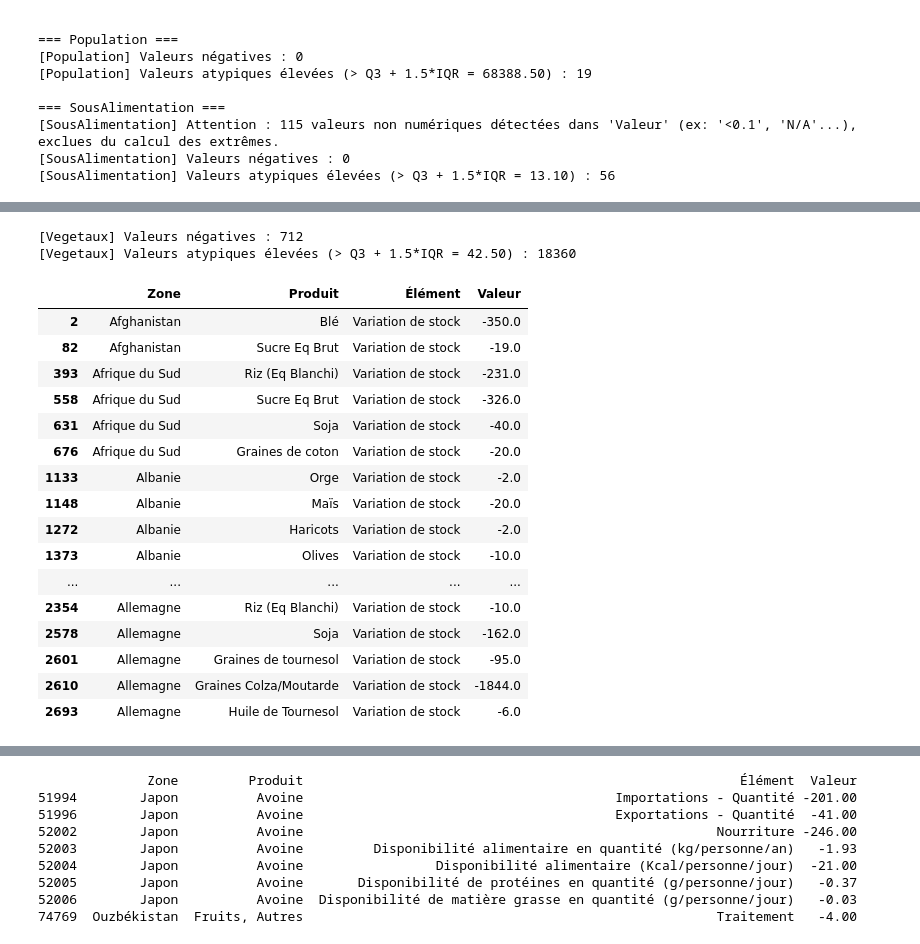
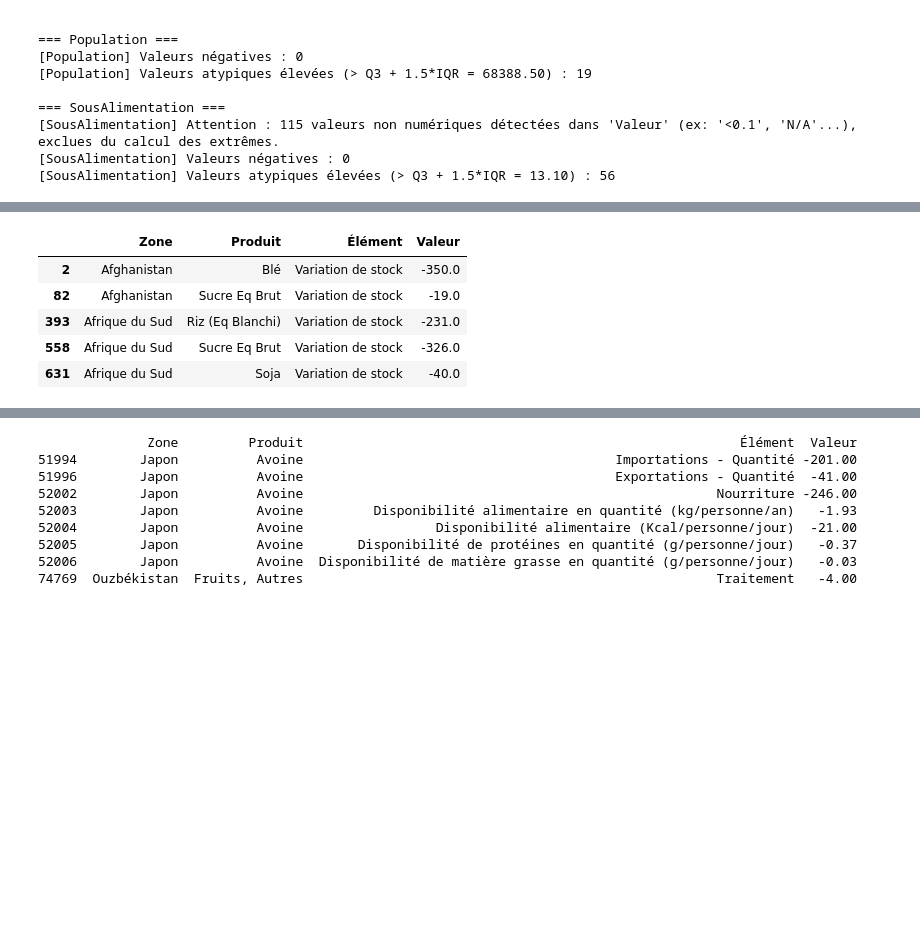
Before and after one commit to XiaoqingGdc/FAO_food_analysis, a Jupyter notebook: FAO_datalab_analysis.ipynb, the cells around one changed output, grey strips where cells are left out. Saved outputs shown, nothing was run; the diff lists cells and outputs as text; code cells hidden in the pictures; blank space fills up the shorter version.

```diff
--- a/FAO_datalab_analysis.ipynb
+++ b/FAO_datalab_analysis.ipynb
@@ -270,28 +248,14 @@ for nom_a, nom_b in itertools.combinations(noms, 2):
 [Population] Absents ici mais présents dans [SousAlimentation] (29) : {'Groenland', 'Palestine', 'Îles Cook', 'Libye', 'Soudan du Sud', 'Tonga', 'Îles Marshall', 'Guinée équatoriale', 'Andorre', 'Tuva ...
 ------------------------------------------------------------
 # %%
-extremes_vegetaux = profileurs["Vegetaux"].valeurs_extremes()
-extremes_vegetaux[['Zone','Produit','Élément','Valeur']].head(20)
+extremes_vegetaux[['Zone','Produit','Élément','Valeur']].head(5)
 # %% [output]
-[Vegetaux] Valeurs négatives : 712
-[Vegetaux] Valeurs atypiques élevées (> Q3 + 1.5*IQR = 42.50) : 18360
 |  | Zone | Produit | Élément | Valeur |
 | 2 | Afghanistan | Blé | Variation de stock | -350.0 |
 | 82 | Afghanistan | Sucre Eq Brut | Variation de stock | -19.0 |
 | 393 | Afrique du Sud | Riz (Eq Blanchi) | Variation de stock | -231.0 |
 | 558 | Afrique du Sud | Sucre Eq Brut | Variation de stock | -326.0 |
 | 631 | Afrique du Sud | Soja | Variation de stock | -40.0 |
-| 676 | Afrique du Sud | Graines de coton | Variation de stock | -20.0 |
-| 1133 | Albanie | Orge | Variation de stock | -2.0 |
-| 1148 | Albanie | Maïs | Variation de stock | -20.0 |
-| 1272 | Albanie | Haricots | Variation de stock | -2.0 |
-| 1373 | Albanie | Olives | Variation de stock | -10.0 |
-| ... | ... | ... | ... | ... |
-| 2354 | Allemagne | Riz (Eq Blanchi) | Variation de stock | -10.0 |
-| 2578 | Allemagne | Soja | Variation de stock | -162.0 |
-| 2601 | Allemagne | Graines de tournesol | Variation de stock | -95.0 |
-| 2610 | Allemagne | Graines Colza/Moutarde | Variation de stock | -1844.0 |
-| 2693 | Allemagne | Huile de Tournesol | Variation de stock | -6.0 |
 # %%
 for nom, p in profileurs.items():
     valeur_num = pd.to_numeric(p.df['Valeur'], errors='coerce')
```
Also changed, not shown: parts of 8 cells of this notebook.
